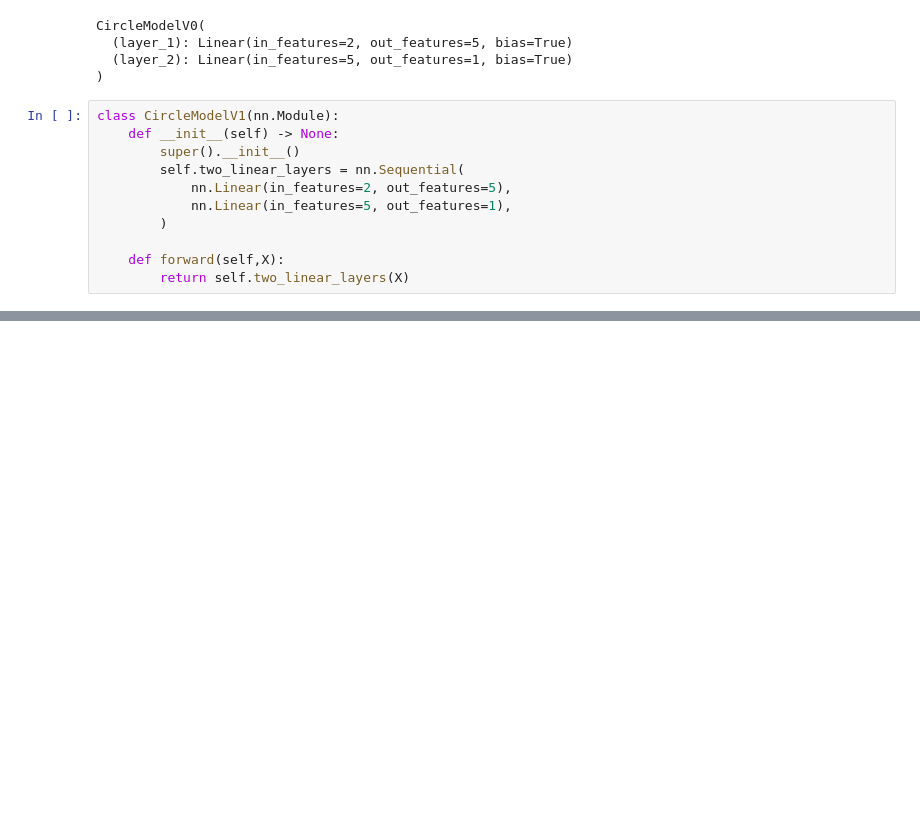
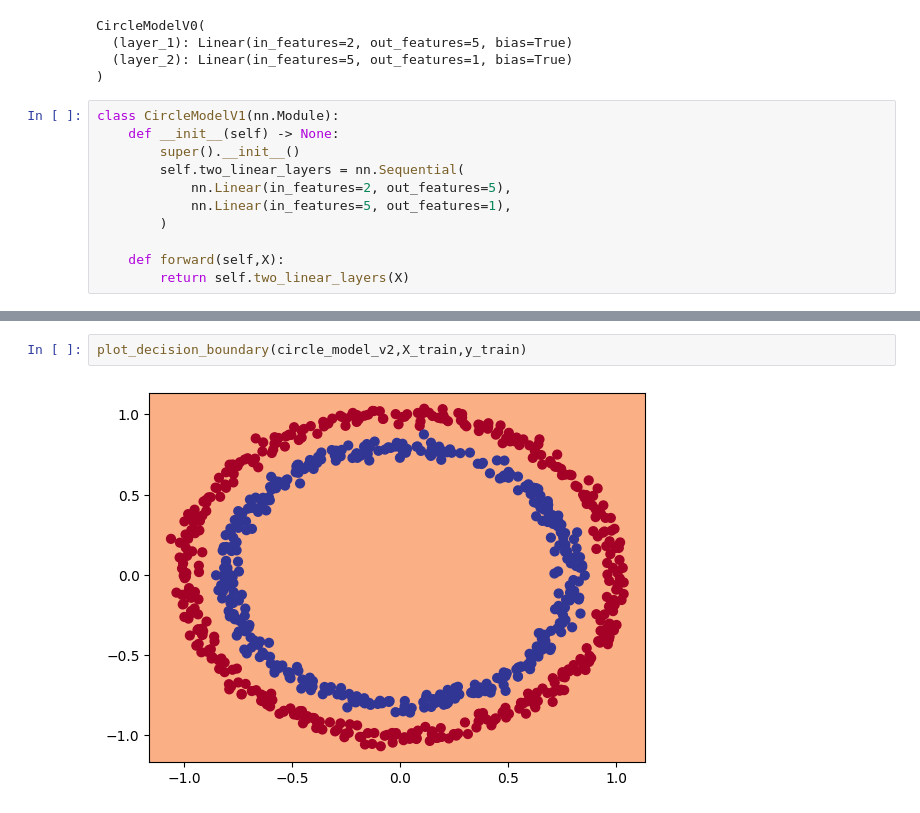
Before and after one commit to zildjianvitoo/pytorch-db, a Jupyter notebook: 02-pytorch-classification/62-architecture.ipynb, the cells around one changed output, grey strips where cells are left out. Drawn from its saved outputs; the diff is of its cells as text; blank space fills up the shorter version.

```diff
--- a/02-pytorch-classification/62-architecture.ipynb
+++ b/02-pytorch-classification/62-architecture.ipynb
@@ -118,0 +296,4 @@ OrderedDict([('two_linear_layers.0.weight',
+# %%
+plot_decision_boundary(circle_model_v2,X_train,y_train)
+# %% [output]
+[figure, added]
```
Also changed, not shown: parts of 20 cells of this notebook, 1 other file.
